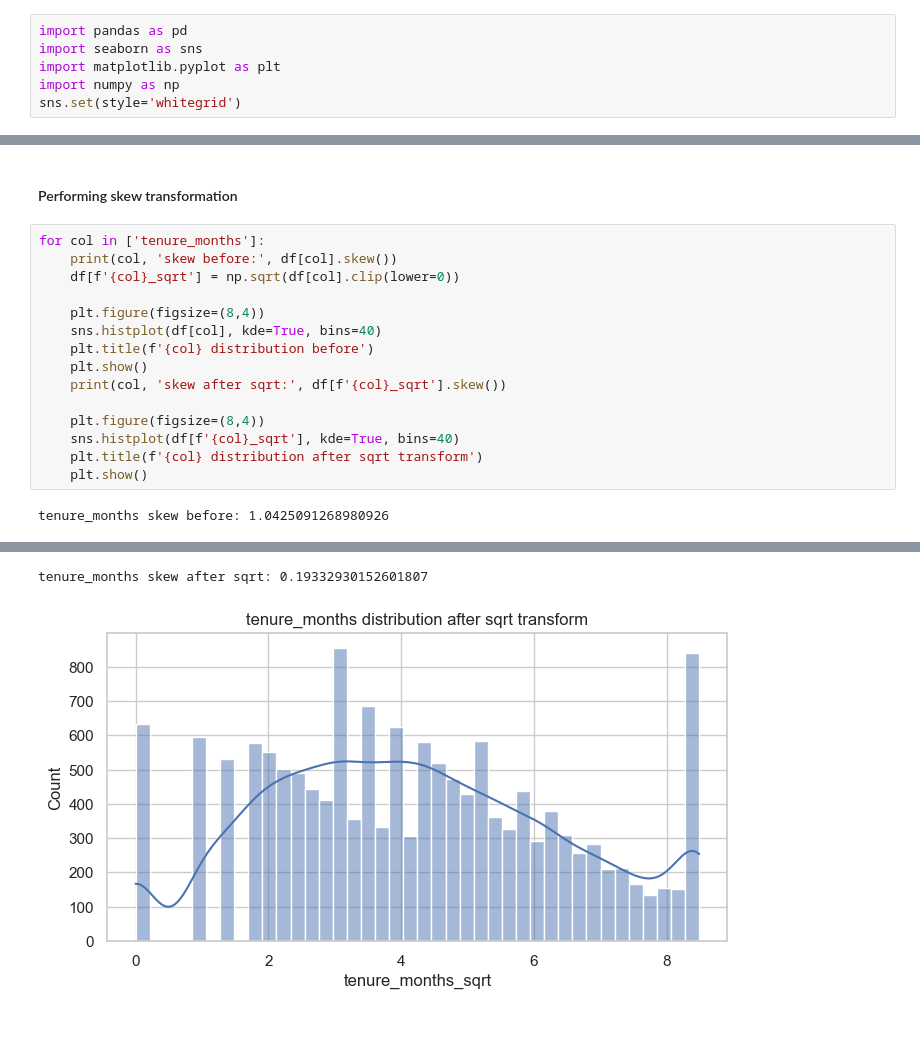
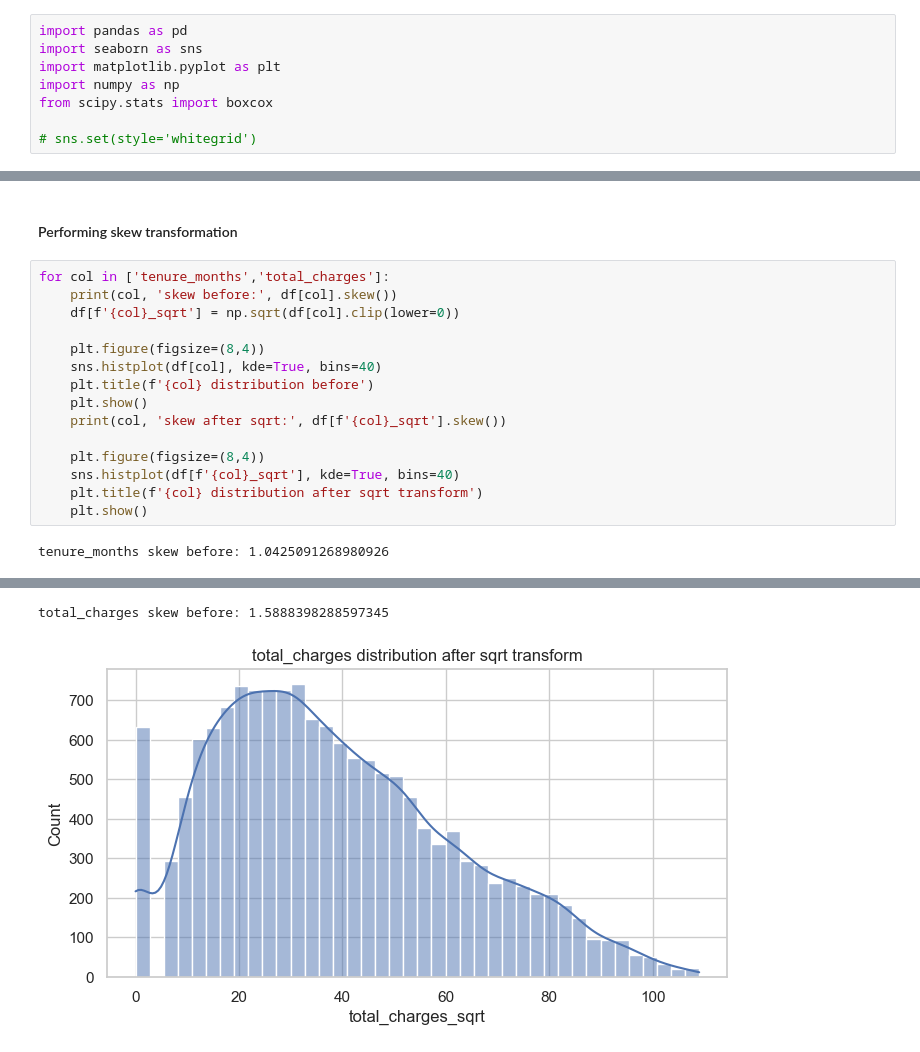
Before and after one commit to njagan04/ds-telecomer_customer_churn, a Jupyter notebook: INT199_Jagan_hypothesis_testing.ipynb, the cells around one changed output, grey strips where cells are left out. Drawn from its saved outputs; the diff is of its cells as text.

Commit message:
updt:updated skew's

```diff
--- a/INT199_Jagan_hypothesis_testing.ipynb
+++ b/INT199_Jagan_hypothesis_testing.ipynb
@@ -3,7 +3,9 @@ import pandas as pd
 import seaborn as sns
 import matplotlib.pyplot as plt
 import numpy as np
-sns.set(style='whitegrid')
+from scipy.stats import boxcox
+
+# sns.set(style='whitegrid')
 # %%
 df = pd.read_csv('telecom_customer_churn.csv')
 # %%
@@ -442,7 +444,7 @@ RESULT: Weak correlation
 # %% [markdown]
 #### Performing skew transformation
 # %%
-for col in ['tenure_months']:
+for col in ['tenure_months','total_charges']:
     print(col, 'skew before:', df[col].skew())
     df[f'{col}_sqrt'] = np.sqrt(df[col].clip(lower=0))
 
@@ -462,2 +464,2 @@ tenure_months skew before: 1.0425091268980926
-tenure_months skew after sqrt: 0.19332930152601807
+total_charges skew before: 1.5888398288597345
-[figure, old version]
+[figure, new version]
```
Also changed, not shown: parts of 3 cells of this notebook.
